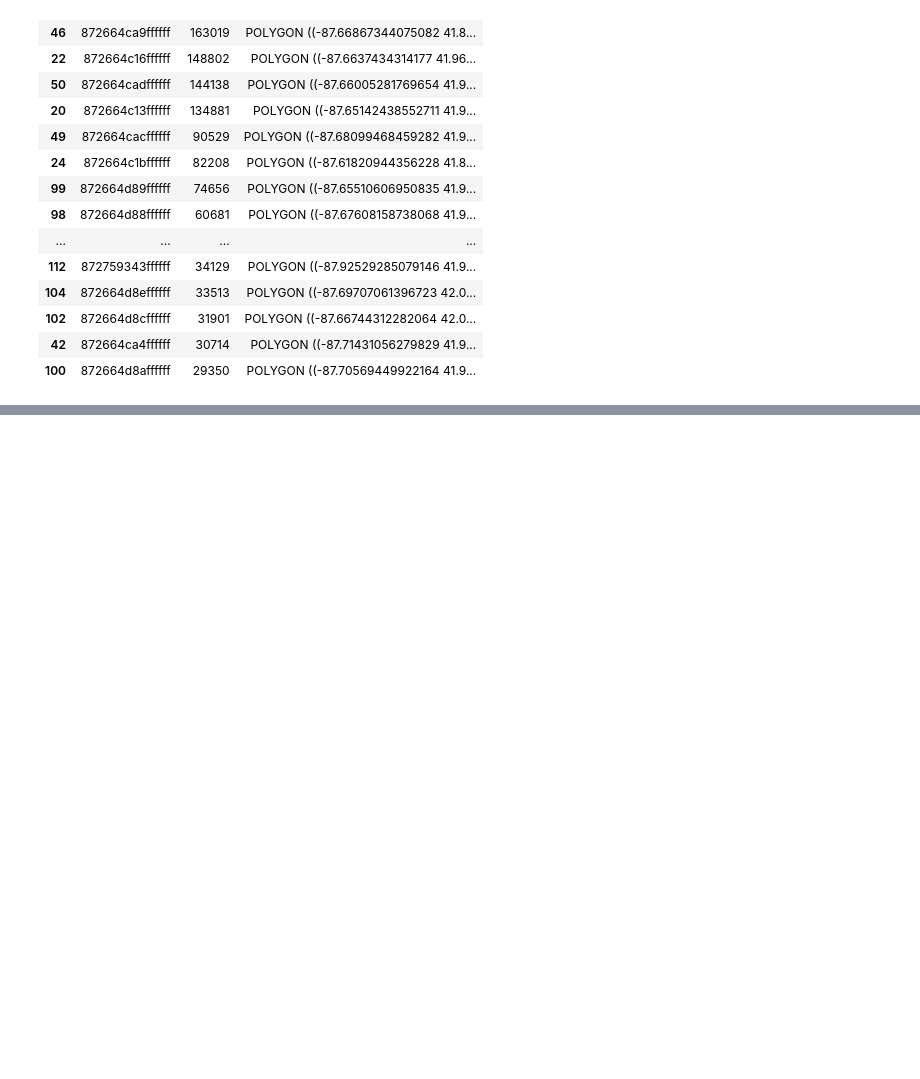
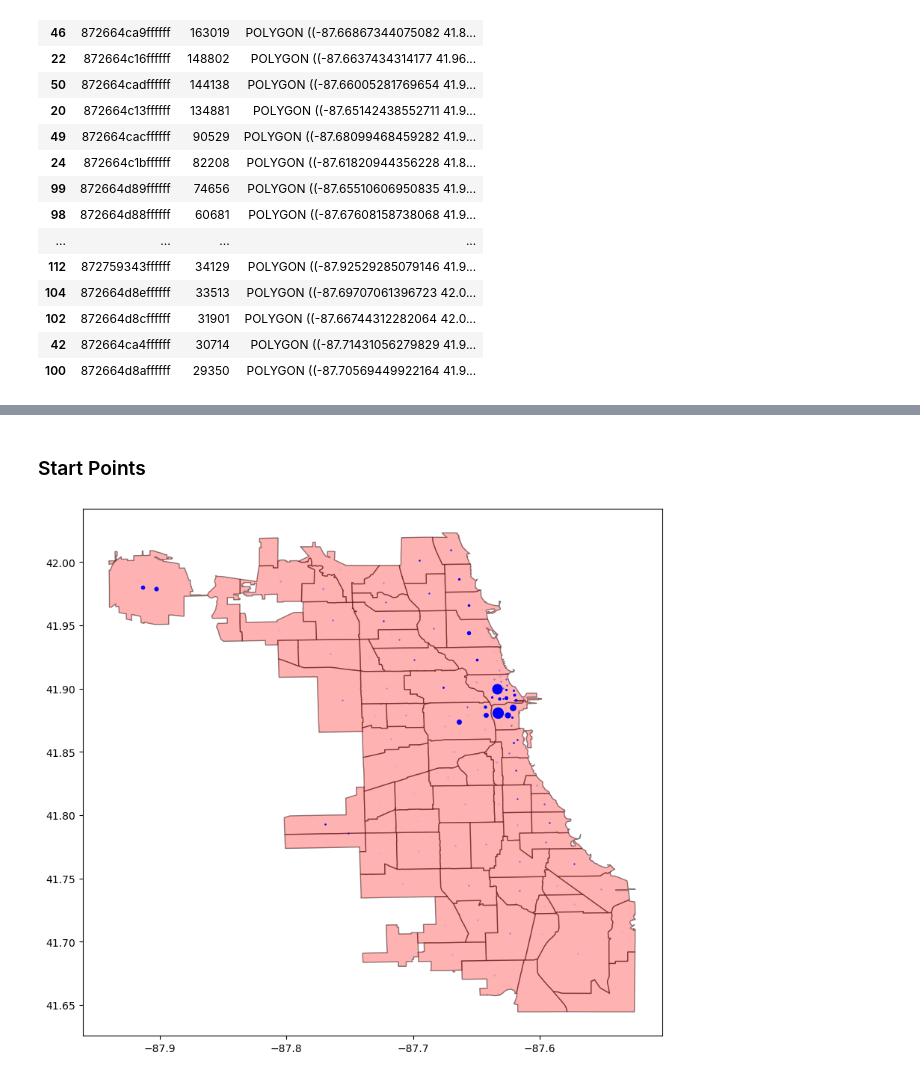
Before and after one commit to smolinde/Duracell_AAA_2024, a Jupyter notebook: Notebooks/Data_Exploration.ipynb, the cells around one changed output, grey strips where cells are left out. Cells and saved outputs as stored; diff of their text form; code cells hidden in the pictures; blank space fills up the shorter version.

```diff
--- a/Notebooks/Data_Exploration.ipynb
+++ b/Notebooks/Data_Exploration.ipynb
@@ -243,0 +405,35 @@ trips_ends_geo.plot(column='count', cmap='Reds')
+# %%
+df2 = df[df['Pickup Centroid Location'].notna() & df['Dropoff Centroid  Location'].notna()]
+
+start_points_all = df2.apply(lambda row: Point(row['Pickup Centroid Longitude'], row['Pickup Centroid Latitude']), axis=1)
+end_points_all = df2.apply(lambda row: Point(row['Dropoff Centroid Longitude'], row['Dropoff Centroid Latitude']), axis=1)
+
+start_points_all_gdf = gpd.GeoDataFrame(geometry=start_points_all)
+end_points_all_gdf = gpd.GeoDataFrame(geometry=end_points_all)
+
+start_points_all_gdf = start_points_all_gdf.groupby("geometry").size().reset_index(name='counts')
+end_points_all_gdf = end_points_all_gdf.groupby("geometry").size().reset_index(name='counts')
+
+scaler = MinMaxScaler()
+
+# Apply MinMax scaling to the counts columns
+start_points_all_gdf['counts_scaled'] = scaler.fit_transform(start_points_all_gdf[['counts']])
+end_points_all_gdf['counts_scaled'] = scaler.fit_transform(end_points_all_gdf[['counts']])
+# %% [markdown]
+### Start Points
+# %%
+fig, ax = plt.subplots(figsize=(10, 10))
+
+for idx, row in start_points_all_gdf.iterrows():
+    ax.plot(row.geometry.x, row.geometry.y, 'o', color='blue', markersize=row['counts_scaled'] * 10)
+
+# Plot gdf
+gdf.plot(ax=ax, color='white', alpha=0.5, edgecolor='k')
+
+# Plot Chicago shape
+gpd.GeoSeries([chicago_shape]).plot(ax=ax, color='red', alpha=0.3)
+
+# Show plot
+plt.show()
+# %% [output]
+[figure, added]
```
Also changed, not shown: parts of 34 cells of this notebook.
